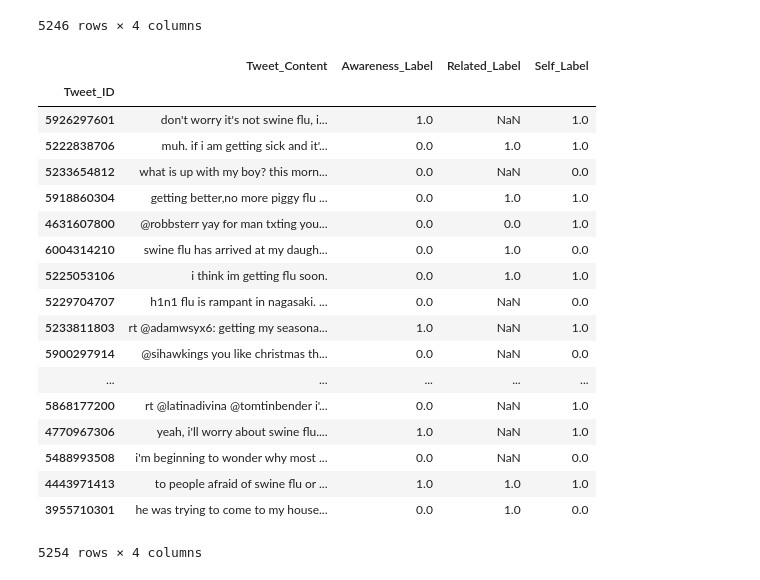
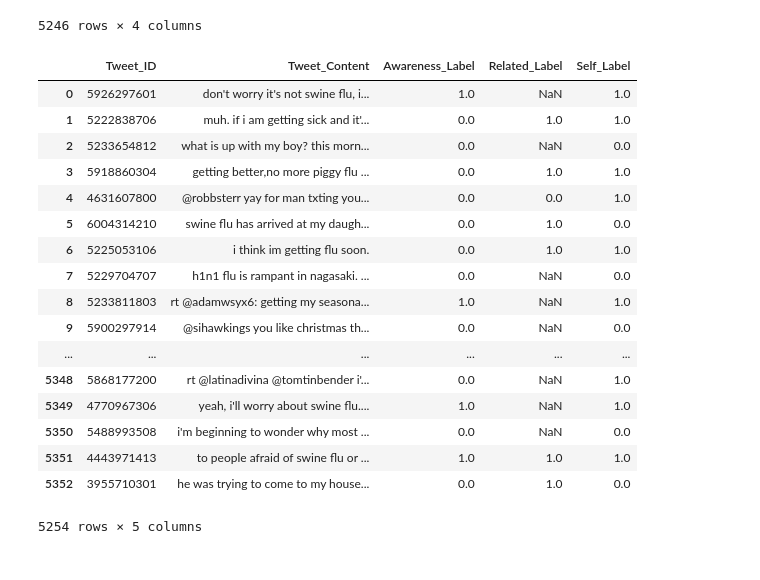
Before and after one commit to stassyvichev/w266-final-project, a Jupyter notebook: Data-Processing-for-Labeled-and-Unlabeled-Tweets.ipynb, the cells around one changed output. Drawn from its saved outputs; the diff is of its cells as text; code cells hidden in the pictures.

```diff
--- a/Data-Processing-for-Labeled-and-Unlabeled-Tweets.ipynb
+++ b/Data-Processing-for-Labeled-and-Unlabeled-Tweets.ipynb
@@ -93,11 +93,11 @@ Also note that this dataset does not contain the content of the tweets. The twee
 References
 Alex Lamb, Michael J. Paul, Mark Dredze. Separating Fact from Fear: Tracking Flu Infections on Twitter. To appear at the 2013 Conference of the North American Chapter of the Association for Computational Linguistics: Human Language Technologies (NAACL-HLT 2013), Atlanta. June 2013.
 # %%
-tweetLabelFiles_AvI = ["AwarenessVsInfection2009TweetIDs.txt", "AwarenessVsInfection2012TweetIDs.txt"]
+tweetLabelFiles_AvI = ["data/AwarenessVsInfection2009TweetIDs.txt", "data/AwarenessVsInfection2012TweetIDs.txt"]
 
-tweetLabelFiles_RvN = ["RelatedVsNotRelated2009TweetIDs.txt","RelatedVsNotRelated2012TweetIDs.txt"]
+tweetLabelFiles_RvN = ["data/RelatedVsNotRelated2009TweetIDs.txt","data/RelatedVsNotRelated2012TweetIDs.txt"]
 
-tweetLabelFiles_SvO = ["SelfVsOthers2009TweetIDs.txt", "SelfVsOthers2012TweetIDs.txt"]
+tweetLabelFiles_SvO = ["data/SelfVsOthers2009TweetIDs.txt", "data/SelfVsOthers2012TweetIDs.txt"]
 # %%
 i=0
 aggregateColoradoLabelData_AvI = None
@@ -207,9 +210,9 @@ aggregateColoradoLabelData_SvO
 | 1187 | 4814312602 | 1 |
 3489 rows × 2 columns
 # %%
-tweetContentFiles = ["AwarenessVsInfection2009TweetIDs_text.txt", "AwarenessVsInfection2012TweetIDs_text.txt", \
-                     "RelatedVsNotRelated2009TweetIDs_text.txt", "RelatedVsNotRelated2012TweetIDs_text.txt", \
-                     "SelfVsOthers2009TweetIDs_text.txt", "SelfVsOthers2012TweetIDs_text.txt"]
+tweetContentFiles = ["data/AwarenessVsInfection2009TweetIDs_text.txt", "data/AwarenessVsInfection2012TweetIDs_text.txt", \
+                     "data/RelatedVsNotRelated2009TweetIDs_text.txt", "data/RelatedVsNotRelated2012TweetIDs_text.txt", \
+                     "data/SelfVsOthers2009TweetIDs_text.txt", "data/SelfVsOthers2012TweetIDs_text.txt"]
 # %%
 tweetDataColumns = ["Tweet_ID","Tweet_Content","Blank_Label"]
 i=0
@@ -317,30 +308,30 @@ labelColoradoTweetData_AvI_RvN_SvO["Tweet_Content"].to_csv("Colorado_Flu_Study_T
 # %%
 labelColoradoTweetData_AvI_RvN_SvO = pandas.merge(labelColoradoTweetData_AvI_RvN, \
                                       aggregateColoradoLabelData_SvO, how='left', on='Tweet_ID')
 
 
 labelColoradoTweetData_AvI_RvN_SvO = labelColoradoTweetData_AvI_RvN_SvO.drop_duplicates()
 
-labelColoradoTweetData_AvI_RvN_SvO = labelColoradoTweetData_AvI_RvN_SvO.set_index("Tweet_ID")
-labelColoradoTweetData_AvI_RvN_SvO.to_csv("Labeled_Colorado_Flu_Study_Tweets_AvI_RvN_SvO.csv")
+# labelColoradoTweetData_AvI_RvN_SvO = labelColoradoTweetData_AvI_RvN_SvO.set_index("Tweet_ID")
+# labelColoradoTweetData_AvI_RvN_SvO.to_csv("data/labeled_data_tab_delim.csv",sep="\t")
+# labelColoradoTweetData_AvI_RvN_SvO.to_csv("data/Labeled_Colorado_Flu_Study_Tweets_AvI_RvN_SvO.csv")
 labelColoradoTweetData_AvI_RvN_SvO
 # %% [output]
-|  | Tweet_Content | Awareness_Label | Related_Label | Self_Label |
-| Tweet_ID |  |  |  |  |
-| 5926297601 | don't worry it's not swine flu, i... | 1.0 | NaN | 1.0 |
-| 5222838706 | muh. if i am getting sick and it'... | 0.0 | 1.0 | 1.0 |
-| 5233654812 | what is up with my boy? this morn... | 0.0 | NaN | 0.0 |
-| 5918860304 | getting better,no more piggy flu ... | 0.0 | 1.0 | 1.0 |
-| 4631607800 | @robbsterr yay for man txting you... | 0.0 | 0.0 | 1.0 |
-| 6004314210 | swine flu has arrived at my daugh... | 0.0 | 1.0 | 0.0 |
-| 5225053106 | i think im getting flu soon. | 0.0 | 1.0 | 1.0 |
-| 5229704707 | h1n1 flu is rampant in nagasaki. ... | 0.0 | NaN | 0.0 |
-| 5233811803 | rt @adamwsyx6: getting my seasona... | 1.0 | NaN | 1.0 |
-| 5900297914 | @sihawkings you like christmas th... | 0.0 | NaN | 0.0 |
-| ... | ... | ... | ... | ... |
-| 5868177200 | rt @latinadivina @tomtinbender i'... | 0.0 | NaN | 1.0 |
-| 4770967306 | yeah, i'll worry about swine flu.... | 1.0 | NaN | 1.0 |
-| 5488993508 | i'm beginning to wonder why most ... | 0.0 | NaN | 0.0 |
-| 4443971413 | to people afraid of swine flu or ... | 1.0 | 1.0 | 1.0 |
-| 3955710301 | he was trying to come to my house... | 0.0 | 1.0 | 0.0 |
+|  | Tweet_ID | Tweet_Content | Awareness_Label | Related_Label | Self_Label |
+| 0 | 5926297601 | don't worry it's not swine flu, i... | 1.0 | NaN | 1.0 |
+| 1 | 5222838706 | muh. if i am getting sick and it'... | 0.0 | 1.0 | 1.0 |
+| 2 | 5233654812 | what is up with my boy? this morn... | 0.0 | NaN | 0.0 |
+| 3 | 5918860304 | getting better,no more piggy flu ... | 0.0 | 1.0 | 1.0 |
+| 4 | 4631607800 | @robbsterr yay for man txting you... | 0.0 | 0.0 | 1.0 |
+| 5 | 6004314210 | swine flu has arrived at my daugh... | 0.0 | 1.0 | 0.0 |
+| 6 | 5225053106 | i think im getting flu soon. | 0.0 | 1.0 | 1.0 |
+| 7 | 5229704707 | h1n1 flu is rampant in nagasaki. ... | 0.0 | NaN | 0.0 |
+| 8 | 5233811803 | rt @adamwsyx6: getting my seasona... | 1.0 | NaN | 1.0 |
+| 9 | 5900297914 | @sihawkings you like christmas th... | 0.0 | NaN | 0.0 |
+| ... | ... | ... | ... | ... | ... |
+| 5348 | 5868177200 | rt @latinadivina @tomtinbender i'... | 0.0 | NaN | 1.0 |
+| 5349 | 4770967306 | yeah, i'll worry about swine flu.... | 1.0 | NaN | 1.0 |
+| 5350 | 5488993508 | i'm beginning to wonder why most ... | 0.0 | NaN | 0.0 |
+| 5351 | 4443971413 | to people afraid of swine flu or ... | 1.0 | 1.0 | 1.0 |
+| 5352 | 3955710301 | he was trying to come to my house... | 0.0 | 1.0 | 0.0 |
-5254 rows × 4 columns
+5254 rows × 5 columns
```
Also changed, not shown: parts of 7 cells of this notebook, 20 other files.
